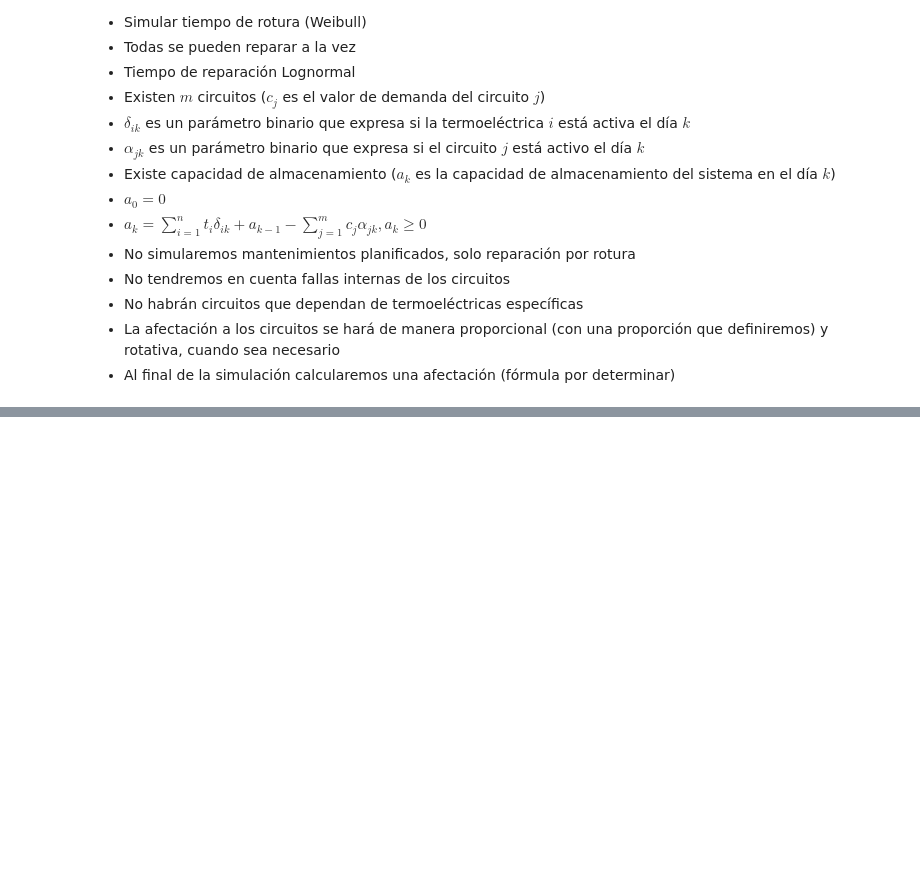
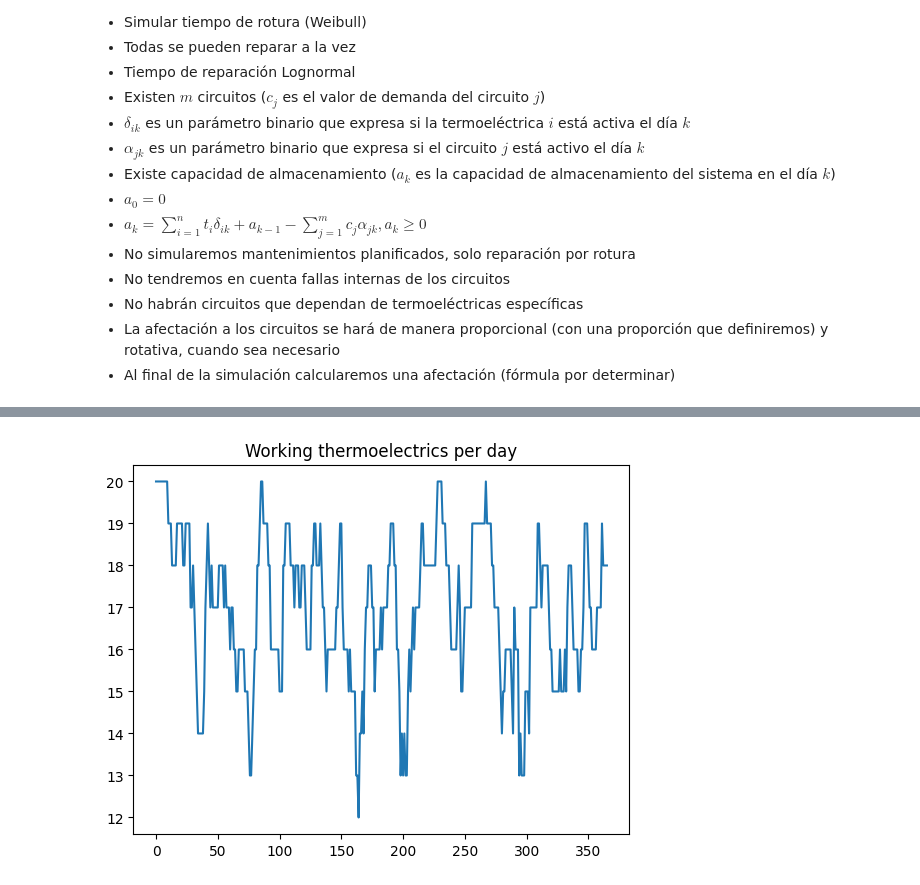
Before and after one commit to DanielMPMatCom/Simulation-First-Project-Thermoelectric, a Jupyter notebook: thermoelectric_simulation.ipynb, the cells around one changed output, grey strips where cells are left out. Cells and saved outputs as stored; diff of their text form; code cells hidden in the pictures; blank space fills up the shorter version.

```diff
--- a/thermoelectric_simulation.ipynb
+++ b/thermoelectric_simulation.ipynb
@@ -164,0 +121,35 @@ plt.show()
+# %%
+def simulate_agent(thermoelectrics, days, agent=None):
+    working_thermoelectrics = []
+    working_thermoelectrics.append(np.ones(len(thermoelectrics)))
+
+    event_date, event_thermoelectric = get_next_general_event(thermoelectrics, days, True)
+
+    for current_day in range(0, days):
+
+        if agent is not None:
+            agent.Manage_Thermoelectrics()
+
+        while(event_thermoelectric != None and np.floor(event_date) == current_day):
+            event_thermoelectric.pop_next_future_event()
+            event_date, event_thermoelectric = get_next_general_event(thermoelectrics, days, current_day)
+
+        thermoelectrics_state = [t.is_working() for t in thermoelectrics]
+        working_thermoelectrics.append(thermoelectrics_state)
+
+        if agent is not None:
+            agent.Manage_Circuits()
+
+    return working_thermoelectrics
+# %%
+tmp = copy.deepcopy(thermoelectrics)
+working_thermoelectrics = simulate_agent(tmp, days)
+working_thermoelectrics = [sum(x) for x in working_thermoelectrics]
+
+plt.plot(working_thermoelectrics)
+plt.title('Working thermoelectrics per day')
+plt.xlabel = 'Days'
+plt.ylabel = 'Working thermoelectrics'
+plt.show()
+# %% [output]
+[figure, added]
```
Also changed, not shown: parts of 4 cells of this notebook, 1 other file.
